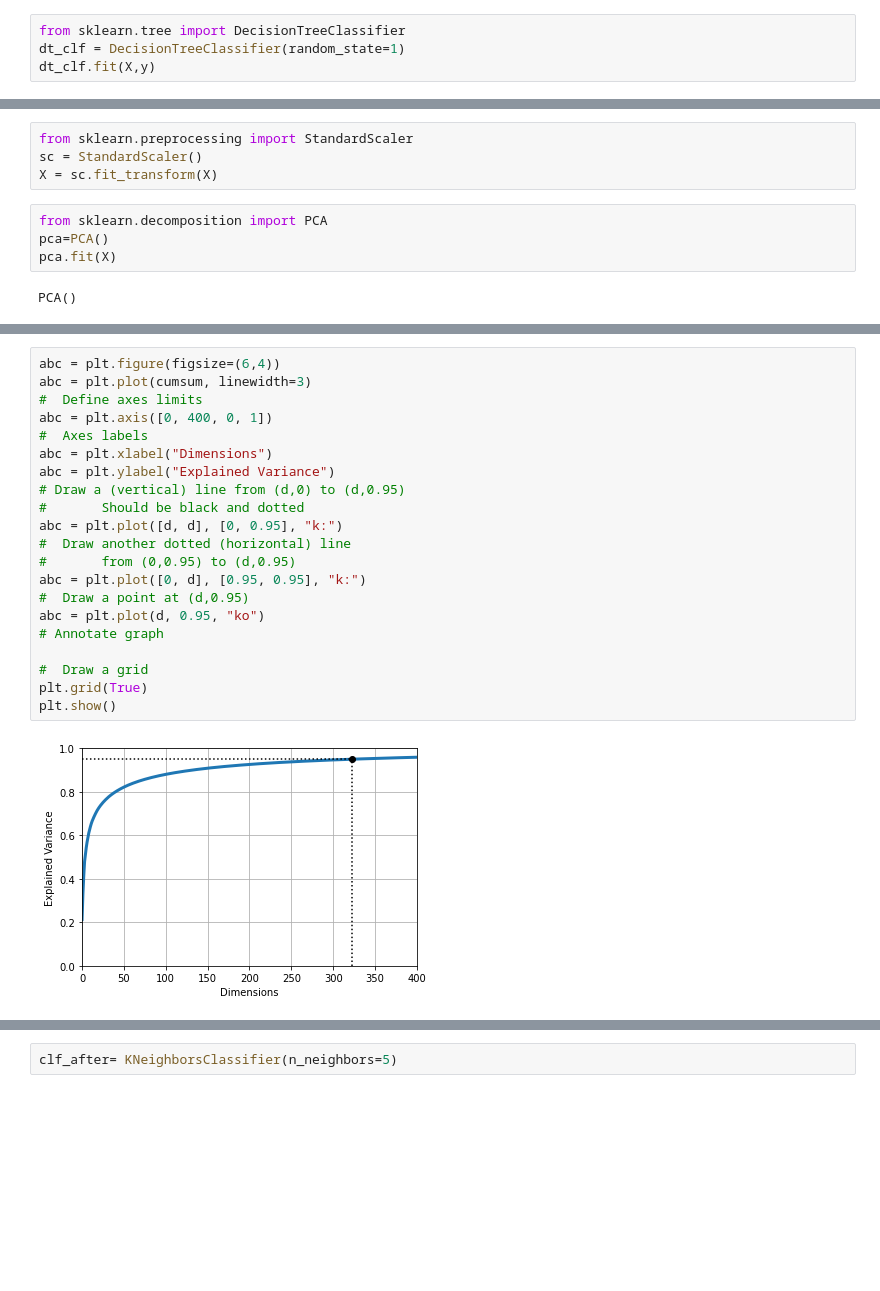
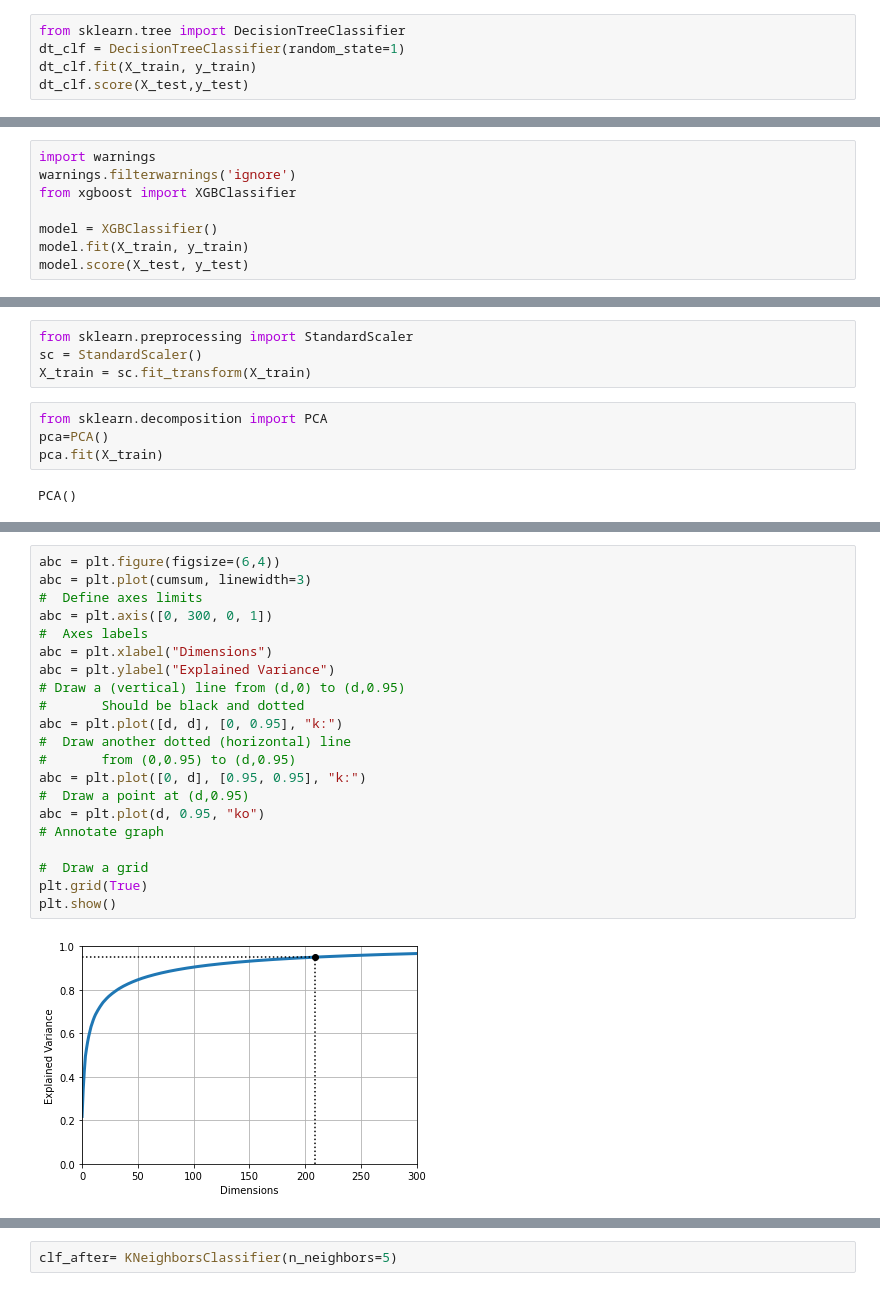
Before and after one commit to Joshua-D-Gordon/Data-visualization, a Jupyter notebook: Dogs-vs-cats.ipynb, the cells around one changed output, grey strips where cells are left out. Drawn from its saved outputs; the diff is of its cells as text; blank space fills up the shorter version.

```diff
--- a/Dogs-vs-cats.ipynb
+++ b/Dogs-vs-cats.ipynb
@@ -295,5 +344,6 @@ KNeighborsClassifier()
 # %%
 from sklearn.tree import DecisionTreeClassifier
 dt_clf = DecisionTreeClassifier(random_state=1)
-dt_clf.fit(X,y)
+dt_clf.fit(X_train, y_train)
+dt_clf.score(X_test,y_test)
 # %% [output]
@@ -300,0 +351,8 @@ DecisionTreeClassifier(random_state=1)
+# %%
+import warnings
+warnings.filterwarnings('ignore')
+from xgboost import XGBClassifier
+
+model = XGBClassifier()
+model.fit(X_train, y_train)
+model.score(X_test, y_test)
@@ -301,11 +364,11 @@ DecisionTreeClassifier(random_state=1)
 # %%
 from sklearn.preprocessing import StandardScaler
 sc = StandardScaler()
-X = sc.fit_transform(X)
+X_train = sc.fit_transform(X_train)
 # %%
 from sklearn.decomposition import PCA
 pca=PCA()
-pca.fit(X)
+pca.fit(X_train)
 # %% [output]
 PCA()
 # %%
@@ -327,23 +390,23 @@ d
 # %%
 abc = plt.figure(figsize=(6,4))
 abc = plt.plot(cumsum, linewidth=3)
 #  Define axes limits
-abc = plt.axis([0, 400, 0, 1])
+abc = plt.axis([0, 300, 0, 1])
 #  Axes labels
 abc = plt.xlabel("Dimensions")
 abc = plt.ylabel("Explained Variance")
 # Draw a (vertical) line from (d,0) to (d,0.95)
 #       Should be black and dotted
 abc = plt.plot([d, d], [0, 0.95], "k:")
 #  Draw another dotted (horizontal) line
 #       from (0,0.95) to (d,0.95)
 abc = plt.plot([0, d], [0.95, 0.95], "k:")
 #  Draw a point at (d,0.95)
 abc = plt.plot(d, 0.95, "ko")
 # Annotate graph
 
 #  Draw a grid
 plt.grid(True)
 plt.show()
 # %% [output]
-[figure, old version]
+[figure, new version]
```
Also changed, not shown: parts of 92 cells of this notebook, 3 other files.
